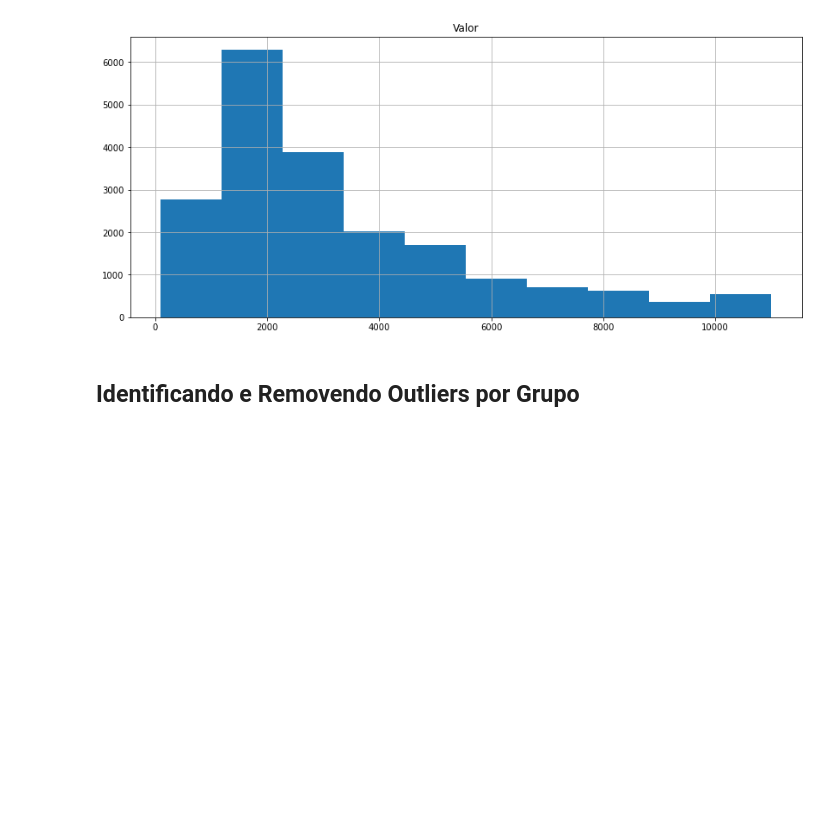
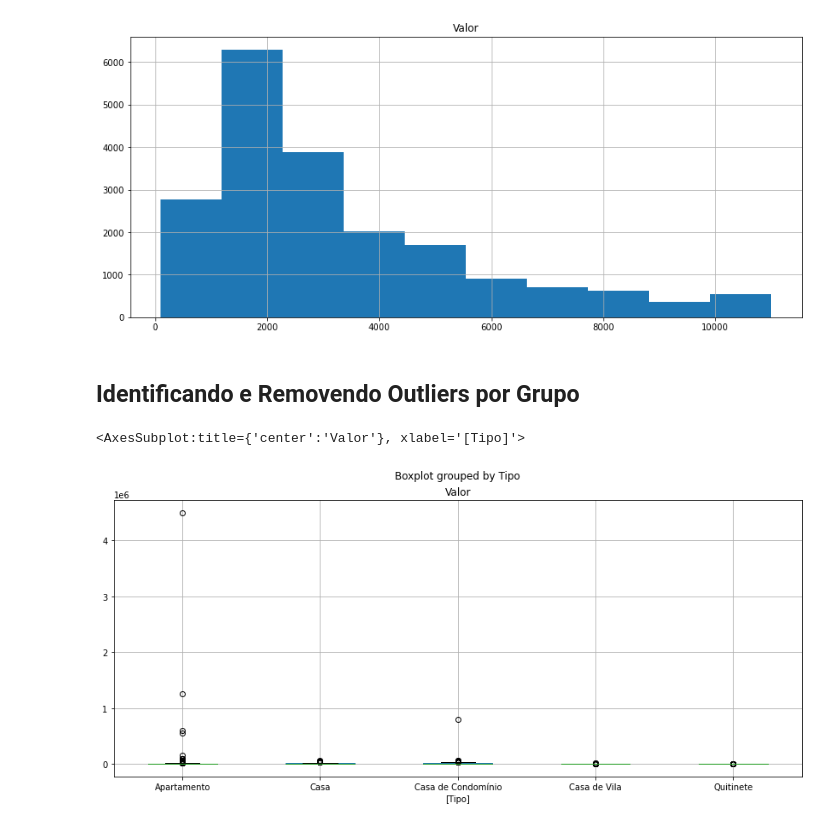
Before and after one commit to nsfoliveira/Python, a Jupyter notebook: ALURA_F_Python/F_PythonDS_03/Pandas_Aluguel.ipynb, the cells around one changed output. Cells and saved outputs as stored; diff of their text form; code cells hidden in the pictures; blank space fills up the shorter version.

```diff
--- a/ALURA_F_Python/F_PythonDS_03/Pandas_Aluguel.ipynb
+++ b/ALURA_F_Python/F_PythonDS_03/Pandas_Aluguel.ipynb
@@ -1238,4 +1238,8 @@ array([[<AxesSubplot:title={'center':'Valor'}>]], dtype=object)
 # %% [markdown]
 ## Identificando e Removendo Outliers por Grupo
 # %%
-dados.boxplot(['Valor'])
+# Plotando boxplot do valor por tipo de imóvel
+dados.boxplot(['Valor'], by = ['Tipo'])
+# %% [output]
+<AxesSubplot:title={'center':'Valor'}, xlabel='[Tipo]'>
+[figure, added]
```
